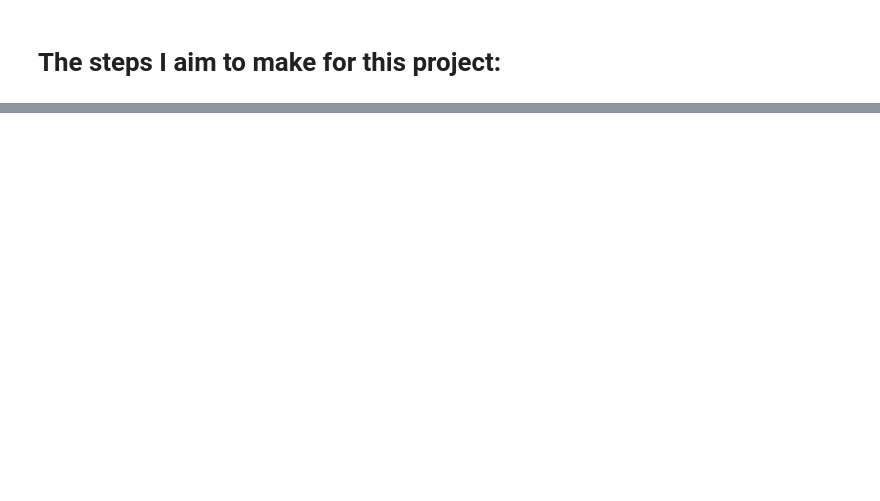
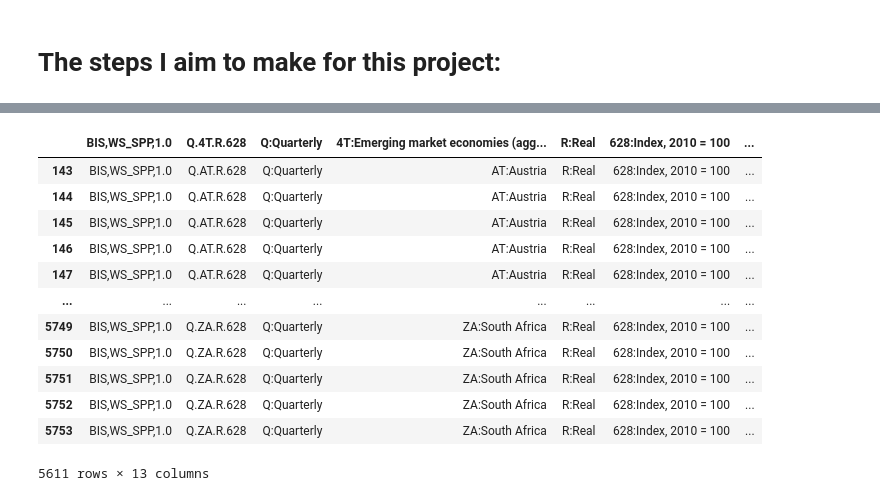
Before and after one commit to SiyanaVel19/Final_project_SU_2026, a Jupyter notebook: Project_housing.ipynb, the cells around one changed output, grey strips where cells are left out. Saved outputs shown, nothing was run; the diff lists cells and outputs as text; code cells hidden in the pictures; blank space fills up the shorter version.

```diff
--- a/Project_housing.ipynb
+++ b/Project_housing.ipynb
@@ -26,0 +71,16 @@ H2: The affect of interest rates is stronger in high-income countries,than in lo
+# %%
+HPI_c
+# %% [output]
+|  | BIS,WS_SPP,1.0 | Q.4T.R.628 | Q:Quarterly | 4T:Emerging market economies (agg... | R:Real | 628:Index, 2010 = 100 | ... |
+| 143 | BIS,WS_SPP,1.0 | Q.AT.R.628 | Q:Quarterly | AT:Austria | R:Real | 628:Index, 2010 = 100 | ... |
+| 144 | BIS,WS_SPP,1.0 | Q.AT.R.628 | Q:Quarterly | AT:Austria | R:Real | 628:Index, 2010 = 100 | ... |
+| 145 | BIS,WS_SPP,1.0 | Q.AT.R.628 | Q:Quarterly | AT:Austria | R:Real | 628:Index, 2010 = 100 | ... |
+| 146 | BIS,WS_SPP,1.0 | Q.AT.R.628 | Q:Quarterly | AT:Austria | R:Real | 628:Index, 2010 = 100 | ... |
+| 147 | BIS,WS_SPP,1.0 | Q.AT.R.628 | Q:Quarterly | AT:Austria | R:Real | 628:Index, 2010 = 100 | ... |
+| ... | ... | ... | ... | ... | ... | ... | ... |
+| 5749 | BIS,WS_SPP,1.0 | Q.ZA.R.628 | Q:Quarterly | ZA:South Africa | R:Real | 628:Index, 2010 = 100 | ... |
+| 5750 | BIS,WS_SPP,1.0 | Q.ZA.R.628 | Q:Quarterly | ZA:South Africa | R:Real | 628:Index, 2010 = 100 | ... |
+| 5751 | BIS,WS_SPP,1.0 | Q.ZA.R.628 | Q:Quarterly | ZA:South Africa | R:Real | 628:Index, 2010 = 100 | ... |
+| 5752 | BIS,WS_SPP,1.0 | Q.ZA.R.628 | Q:Quarterly | ZA:South Africa | R:Real | 628:Index, 2010 = 100 | ... |
+| 5753 | BIS,WS_SPP,1.0 | Q.ZA.R.628 | Q:Quarterly | ZA:South Africa | R:Real | 628:Index, 2010 = 100 | ... |
+5611 rows × 13 columns
```
Also changed, not shown: parts of 13 cells of this notebook.
